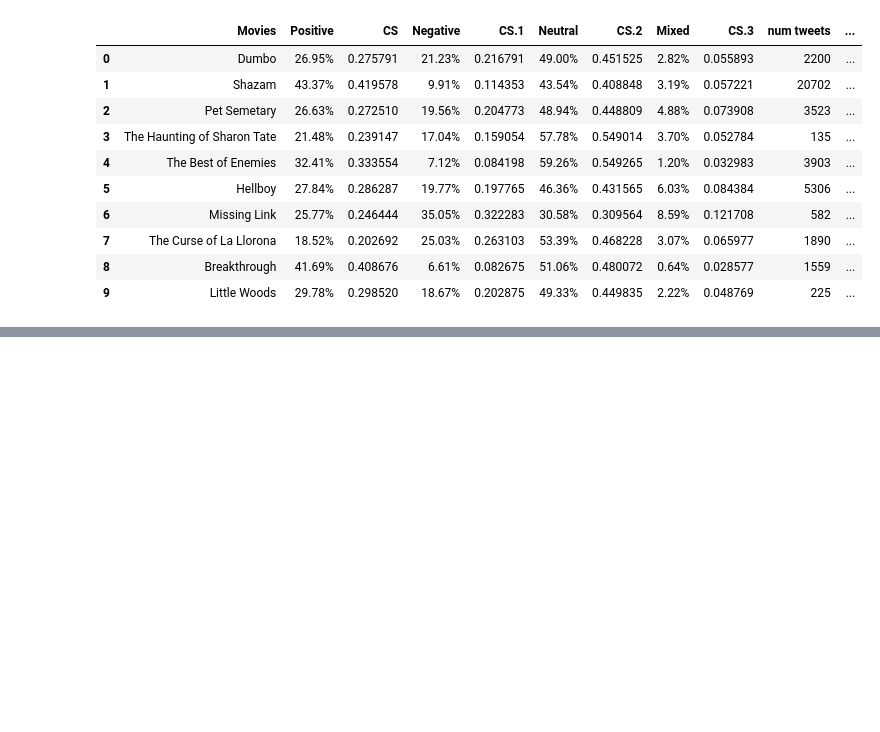
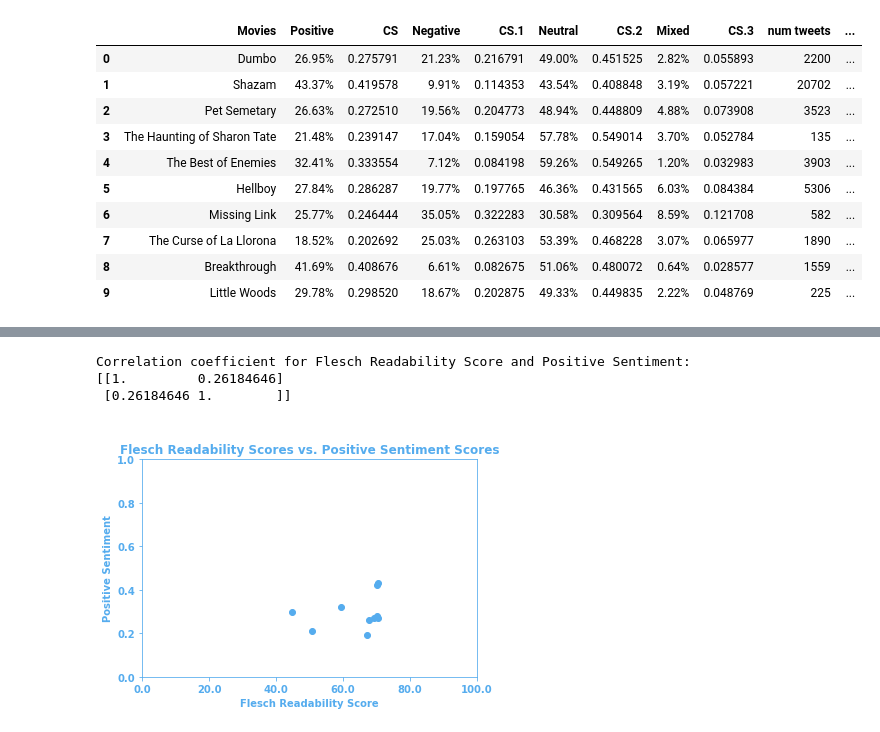
Before and after one commit to jkrovitz/Collective_Intelligence_Final_Project, a Jupyter notebook: PlottingResults.ipynb, the cells around one changed output, grey strips where cells are left out. Cells and saved outputs as stored; diff of their text form; code cells hidden in the pictures; blank space fills up the shorter version.

```diff
--- a/PlottingResults.ipynb
+++ b/PlottingResults.ipynb
@@ -117,0 +160,4 @@ Correlation coefficient for Tomato Meter Scores and Positive Sentiment:
+# %%
+genre_and_literacy_combo_df = pd.merge(genre_df, literacy_df)
+
+genre_and_literacy_combo_df
@@ -117,0 +191,2 @@ Correlation coefficient for Tomato Meter Scores and Positive Sentiment:
+# %%
+flesch_list = genre_and_literacy_combo_df['Flesch'].tolist()
@@ -117,0 +206,38 @@ Correlation coefficient for Tomato Meter Scores and Positive Sentiment:
+# %%
+def make_scatter_plot_and_calculate_correlation_coefficient_for_flesch(x, y, plt_title, x_label, y_label, img_file_path):
+    fig, ax = plt.subplots(edgecolor='#55acee', facecolor='white')
+    ax.scatter(x, y, color='#55acee')
+
+    ax.tick_params(axis='x', color='#55acee')
+    ax.tick_params(axis='y', color='#55acee')
+    ax.set_xlim([0, 100])
+    ax.set_ylim([0, 1])
+
+    ax.set_yticklabels(np.arange(0,1,.1),color='#55acee',  fontweight='bold')
+    ax.set_xticklabels(np.arange(0,1,.1),color='#55acee',  fontweight='bold')
+
+    ax.xaxis.set_major_formatter(FormatStrFormatter('%0.1f'))
+    ax.yaxis.set_major_formatter(FormatStrFormatter('%0.1f'))
+
+    ax.spines['bottom'].set_color('#55acee')
+    ax.spines['top'].set_color('#55acee')
+    ax.spines['right'].set_color('#55acee')
+    ax.spines['left'].set_color('#55acee')
+
+    print('Correlation coefficient for ' + x_label + ' and ' + y_label + ':')
+    print(np.corrcoef(x, y))
+
+    plt.title('\n' + plt_title, color='#55acee', fontweight='bold')
+    plt.xlabel(x_label, fontweight='bold', color='#55acee')
+    plt.ylabel(y_label, fontweight='bold', color='#55acee')
+
+    plt.savefig(img_file_path)
+
+
+
+make_scatter_plot_and_calculate_correlation_coefficient_for_flesch( flesch_list, positive_sentiment_float_list, 'Flesch Readability Scores vs. Positive Sentiment Scores', 'Flesch Readability Score', 'Positive Sentiment', 'PLOTS_AND_ASSOCIATED_ITEMS/PLOT_PICS/flesch_pos_scatter_plt.png')
+# %% [output]
+Correlation coefficient for Flesch Readability Score and Positive Sentiment:
+[[1.         0.26184646]
+ [0.26184646 1.        ]]
+[figure, added]
```
Also changed, not shown: parts of 11 cells of this notebook, 9 other files.
